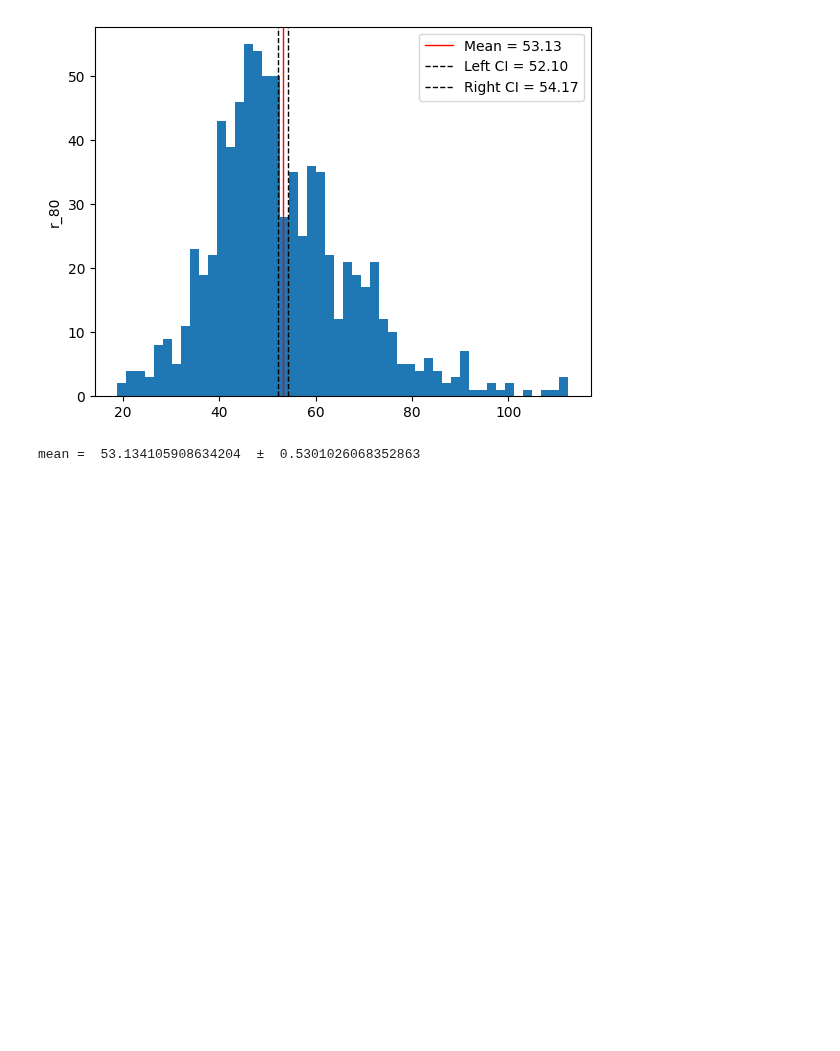
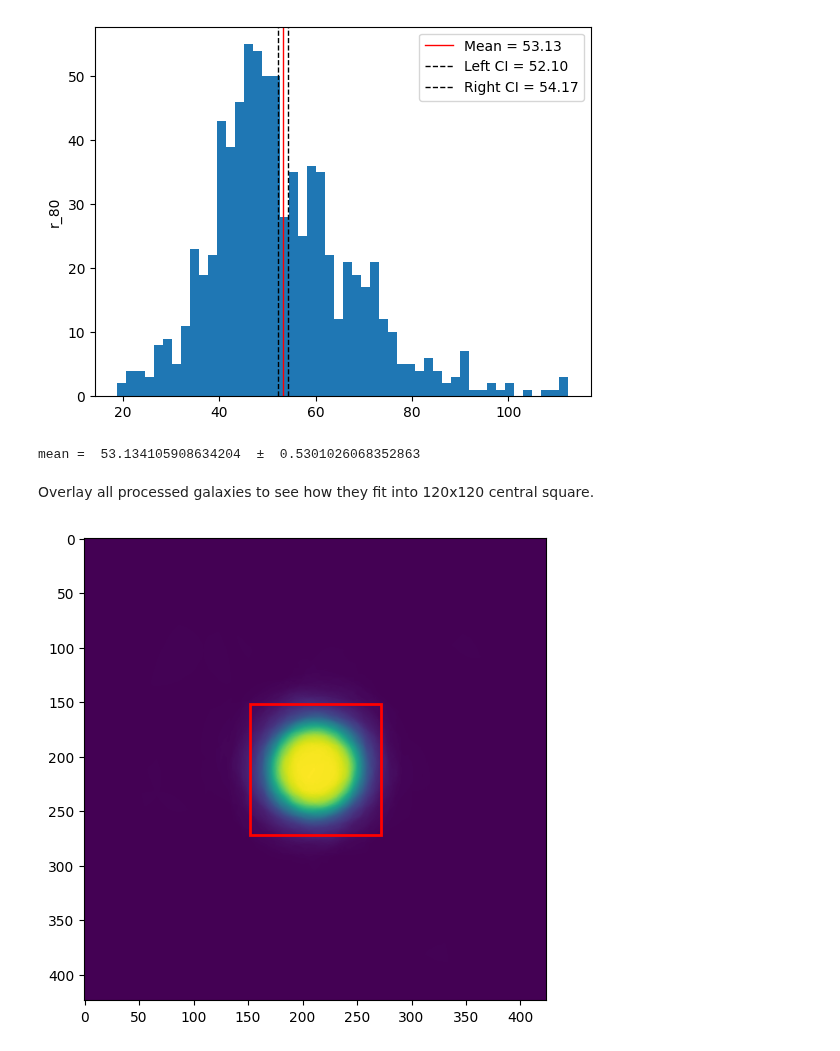
Before and after one commit to mtsizh/galaxy-morphology-manifold-learning, a Jupyter notebook: calculate_petrofit_data.ipynb, the cells around one changed output. Cells and saved outputs as stored; diff of their text form; code cells hidden in the pictures; blank space fills up the shorter version.

Commit message:
overlay added

```diff
--- a/calculate_petrofit_data.ipynb
+++ b/calculate_petrofit_data.ipynb
@@ -310,3 +310,44 @@ show_stats(filtered_df["r_80"])
 # %% [output]
 [figure]
 mean =  53.134105908634204  ±  0.5301026068352863
+# %% [markdown]
+Overlay all processed galaxies to see how they fit into 120x120 central square.
+# %%
+import numpy as np
+import pandas as pd
+import matplotlib.pyplot as plt
+import matplotlib.patches as patches
+
+
+df_raw = pd.read_parquet("petrofit_processed.parquet")
+df = df_raw[df_raw['processed']]
+
+w, h = 424, 424
+image = np.zeros((w, h))  # Initialize with zeros
+y, x = np.indices((w, h))
+for row in df.itertuples():
+  if not df.at[row.Index, 'processed']:
+    continue
+  cx, cy = df.at[row.Index, 'position_X'] + w/2, df.at[row.Index, 'position_Y'] + h/2
+  elong = df.at[row.Index, 'elong']
+  a, b = df.at[row.Index, 'r_80'], df.at[row.Index, 'r_80'] / elong
+  theta = df.at[row.Index, 'theta']
+
+  x_shifted = x - cx
+  y_shifted = y - cy
+  x_rot = x_shifted * np.cos(theta) + y_shifted * np.sin(theta)
+  y_rot = -x_shifted * np.sin(theta) + y_shifted * np.cos(theta)
+  ellipse_mask = (x_rot**2 / a**2) + (y_rot**2 / b**2) <= 1
+  image[ellipse_mask] += 1
+
+image_min, image_max = image.min(), image.max()
+image_scaled = 255 * (image - image_min) / (image_max - image_min)
+image_scaled = image_scaled.astype(np.uint8)
+fig, ax = plt.subplots(figsize=(6, 6))
+ax.imshow(image_scaled)
+rect = patches.Rectangle((424//2-60, 424//2-60), 120, 120, linewidth=2, edgecolor='red', facecolor="none")
+ax.add_patch(rect)
+
+plt.show()
+# %% [output]
+[figure, added]
```
